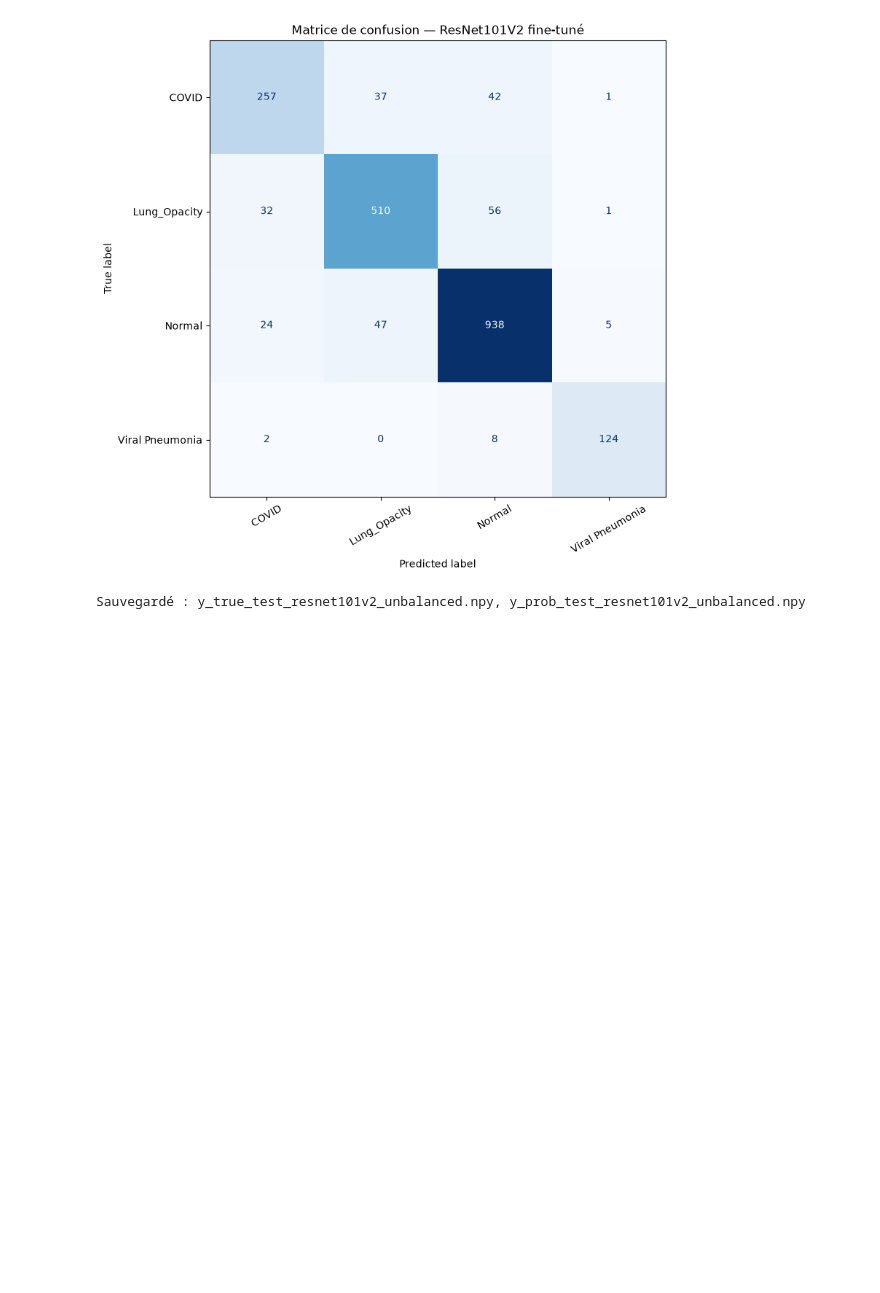
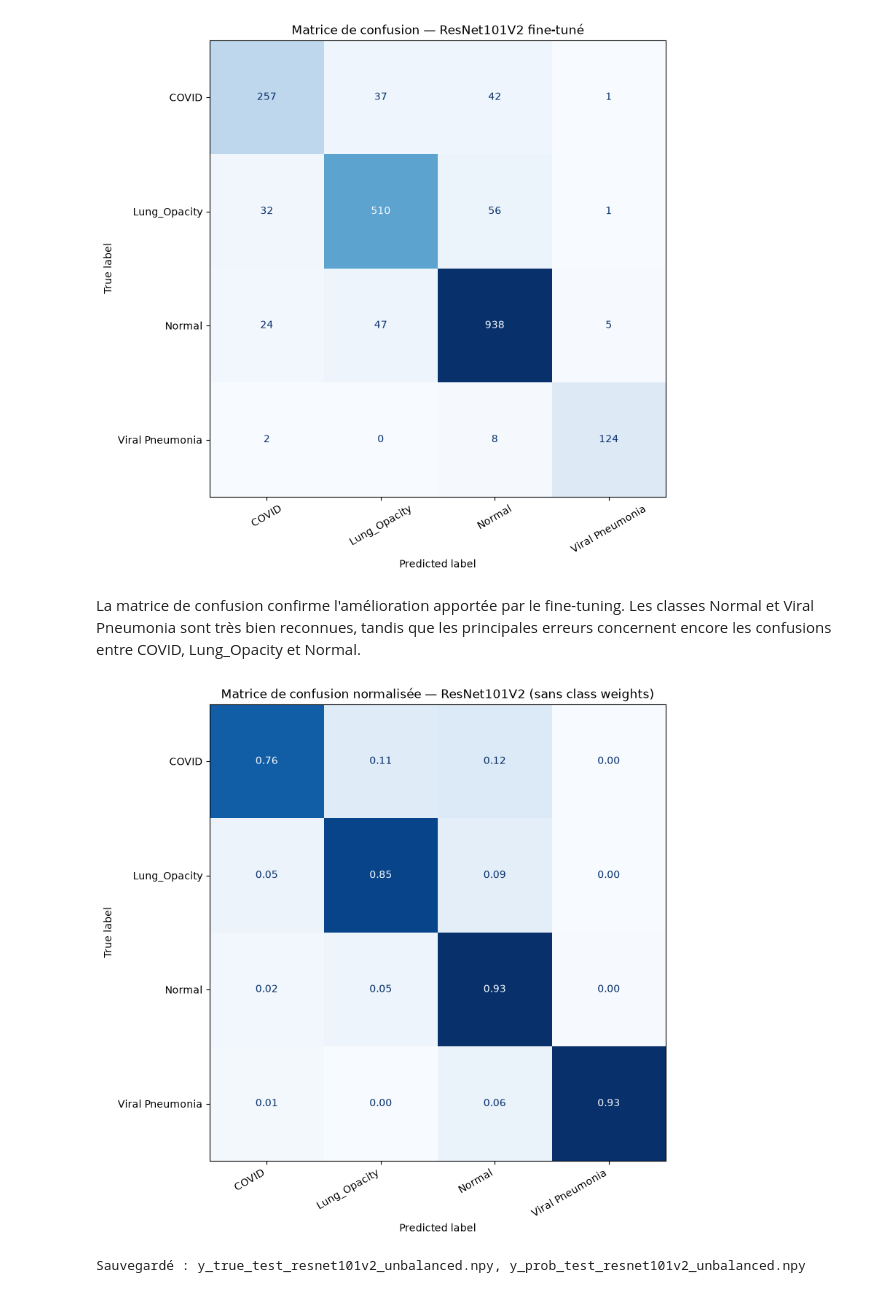
Before and after one commit to cyrilmarat/Liora_Covid, a Jupyter notebook: models/resNet/ResNet101V2_unbalanced.ipynb, the cells around one changed output. Saved outputs shown, nothing was run; the diff lists cells and outputs as text; code cells hidden in the pictures; blank space fills up the shorter version.

```diff
--- a/models/resNet/ResNet101V2_unbalanced.ipynb
+++ b/models/resNet/ResNet101V2_unbalanced.ipynb
@@ -2009,6 +2023,48 @@ plt.tight_layout()
 plt.show()
 # %% [output]
 [figure]
+# %% [markdown]
+La matrice de confusion confirme l'amélioration apportée par le fine-tuning. Les classes Normal et Viral Pneumonia sont très bien reconnues, tandis que les principales erreurs concernent encore les confusions entre COVID, Lung_Opacity et Normal.
+# %%
+import numpy as np
+import matplotlib.pyplot as plt
+from sklearn.metrics import confusion_matrix, ConfusionMatrixDisplay
+
+y_true = np.load("predictions/y_true_test_resnet101v2_unbalanced.npy")
+y_prob = np.load("predictions/y_prob_test_resnet101v2_unbalanced.npy")
+
+# Prédictions
+y_pred = np.argmax(y_prob, axis=1)
+
+# Noms des classes
+class_names = ["COVID", "Lung_Opacity", "Normal", "Viral Pneumonia"]
+
+cm_norm = confusion_matrix(
+    y_true,
+    y_pred,
+    normalize="true"
+)
+
+fig, ax = plt.subplots(figsize=(8, 8))
+
+disp = ConfusionMatrixDisplay(
+    confusion_matrix=cm_norm,
+    display_labels=class_names
+)
+
+disp.plot(
+    cmap="Blues",
+    values_format=".2f",
+    ax=ax,
+    colorbar=False
+)
+
+plt.title("Matrice de confusion normalisée — ResNet101V2 (sans class weights)")
+plt.xticks(rotation=30, ha="right")
+plt.tight_layout()
+plt.show()
+# %% [output]
+[figure, added]
 # %%
 os.makedirs("predictions", exist_ok=True)
 np.save("predictions/y_true_test_resnet101v2_unbalanced.npy", y_true_phase2)
```
Also changed, not shown: parts of 10 cells of this notebook, 5 other files.
